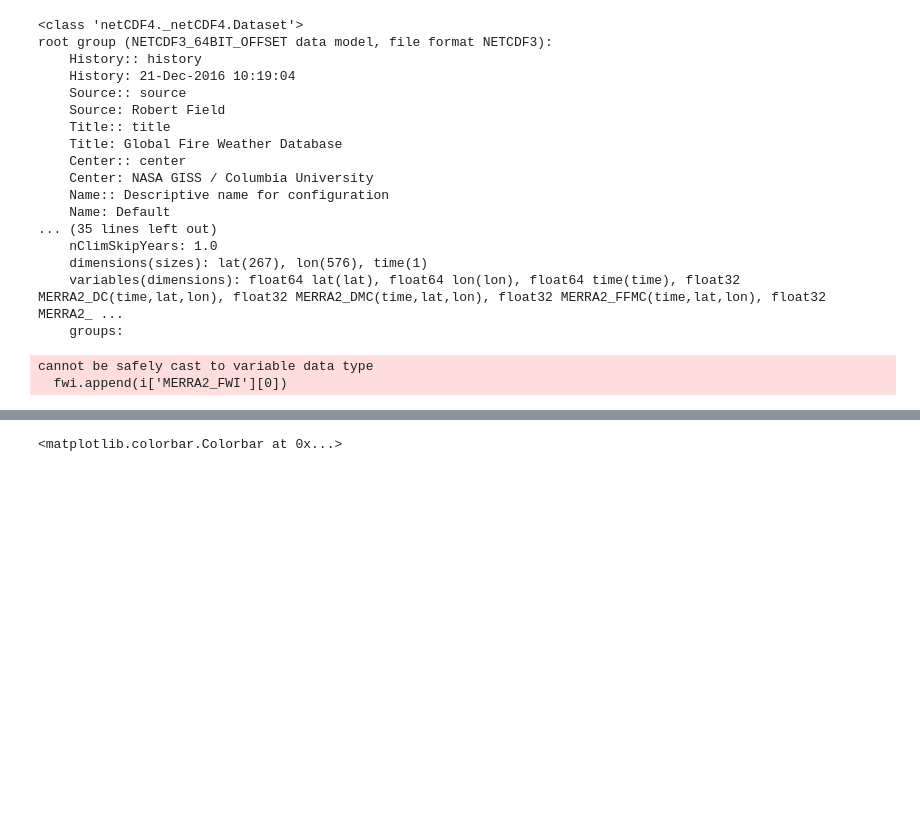
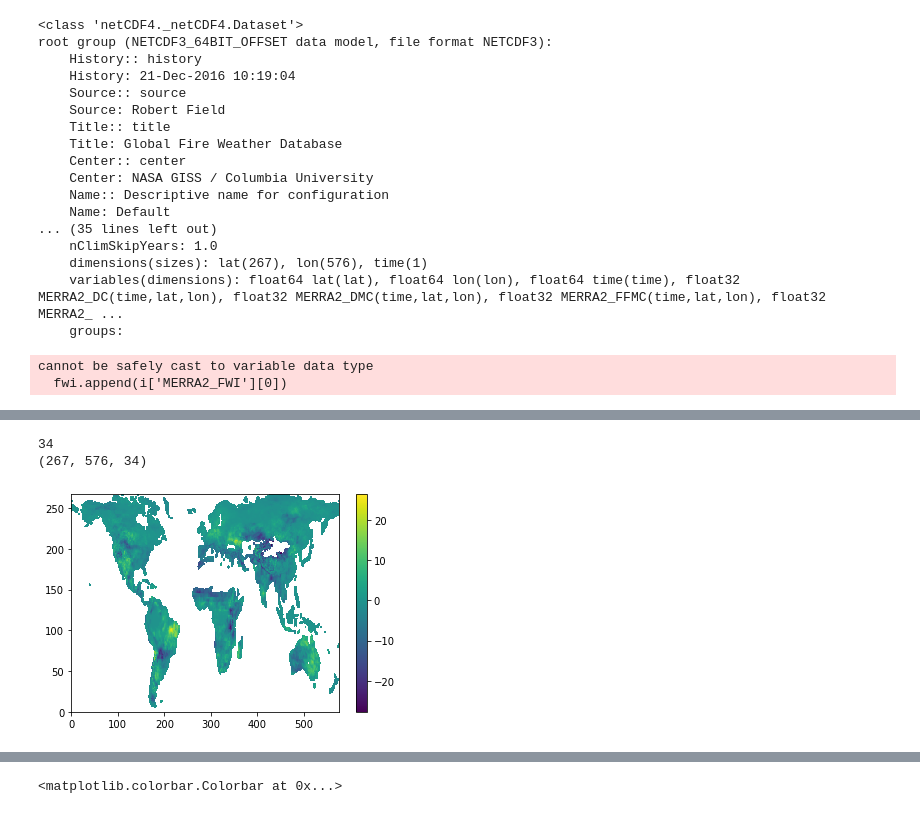
Before and after one commit to patrick-naylor/Global-FWI-ONI-Relationship, a Jupyter notebook: Get_Data.ipynb, the cells around one changed output, grey strips where cells are left out. Saved outputs shown, nothing was run; the diff lists cells and outputs as text; code cells hidden in the pictures; blank space fills up the shorter version.

```diff
--- a/Get_Data.ipynb
+++ b/Get_Data.ipynb
@@ -75,0 +100,22 @@ print(np.shape(fwi_array))
+# %%
+years = list(range(1985, 2019))
+for i in range(len(years)):
+    years[i] = str(years[i])
+print(years)
+monthly_list = []
+
+for year in years:
+    temp_array_list = []
+    for i in range(476):
+        if(nc_date_key[i][0:4] == year):
+            temp_array_list.append(fwi_array[:,:,i])
+    print(len(temp_array_list))
+    avg_array = np.empty((267,576))
+    avg_array[:] = np.nan
+    for j in range(267):
+        for k in range(576):
+            point_list = []
+            for q in range(len(temp_array_list)):
+                point_list.append(temp_array_list[q][j,k])
+            avg_array[j,k] = np.nanmean(np.array(point_list))
+    monthly_list.append(avg_array)
@@ -75,0 +142,12 @@ print(np.shape(fwi_array))
+# %%
+print(len(monthly_list))
+plt.pcolormesh(monthly_list[-1]-monthly_list[0])
+plt.colorbar()
+year_from_start = np.array(list(range(34)))
+
+yearly_array = np.dstack(monthly_list)
+print(np.shape(yearly_array))
+# %% [output]
+34
+(267, 576, 34)
+[figure, added]
```
Also changed, not shown: parts of 13 cells of this notebook.
